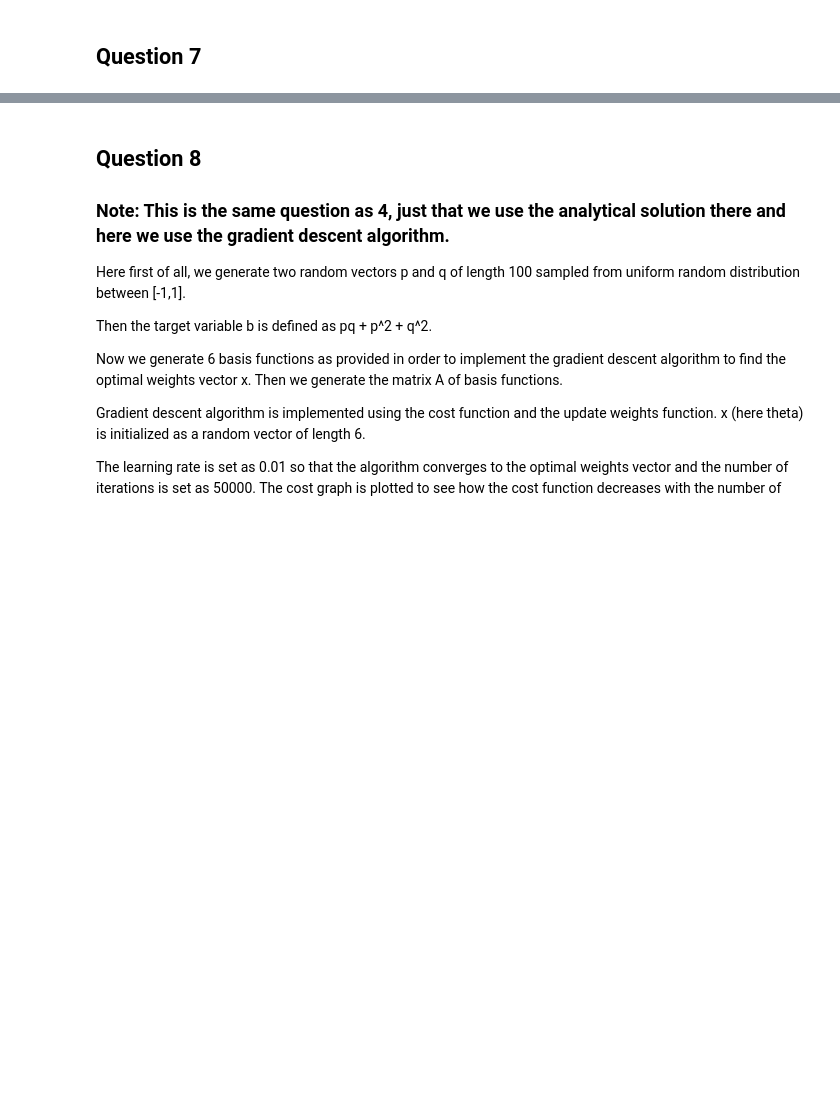
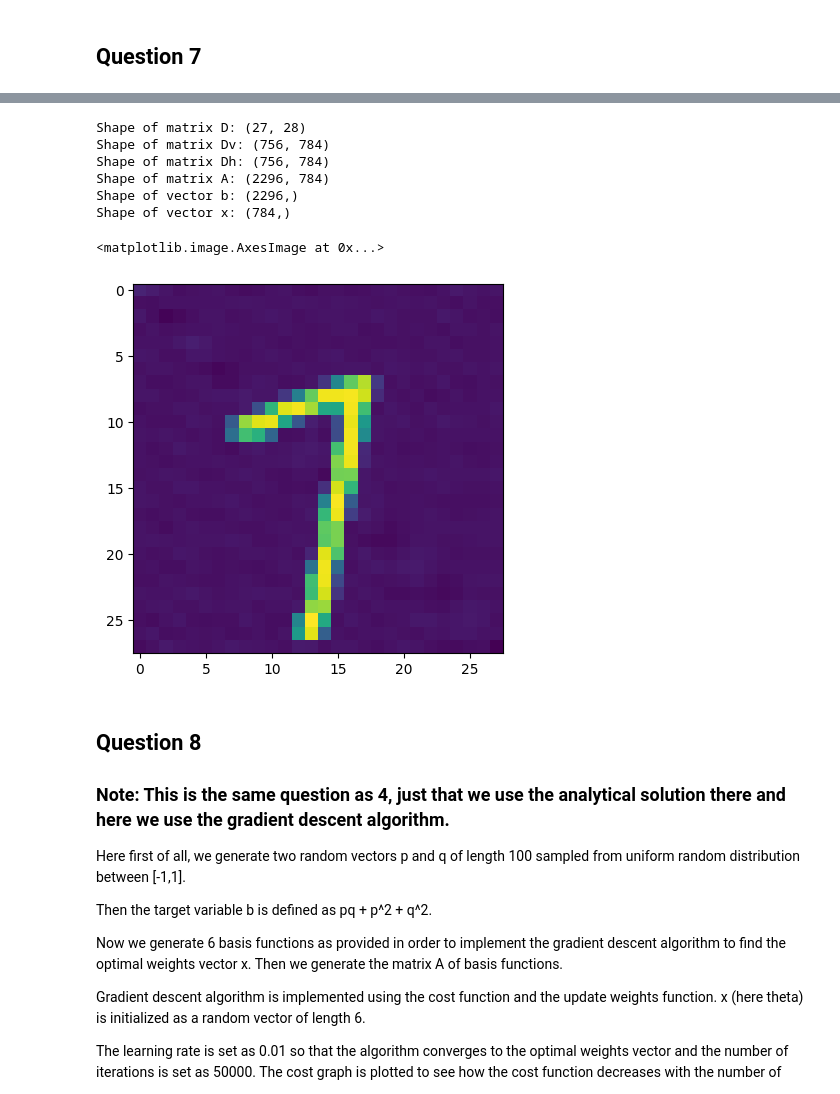
Before and after one commit to Baron105/ML-Assignments, a Jupyter notebook: AI61003/Assignment/final.ipynb, the cells around one changed output, grey strips where cells are left out. Cells and saved outputs as stored; diff of their text form; code cells hidden in the pictures; blank space fills up the shorter version.

```diff
--- a/AI61003/Assignment/final.ipynb
+++ b/AI61003/Assignment/final.ipynb
@@ -665,3 +702,53 @@ Predicted value for the next day: 1093.2953728795715
+# %%
+# deblur the image using the least squares solution
+I27 = np.identity(27)
+MI27 = -I27
+I28 = np.identity(28)
+MI28 = -I28
+
+# stack an additional column of zeros to the right of MI27 and an additional row of zeros to the left of I27 and add them to get the matrix D
+D = np.hstack((np.zeros((27, 1)), I27)) + np.hstack((MI27, np.zeros((27, 1))))
+print("Shape of matrix D:", D.shape)
+
+# matrix Dv using D as the diagonal block element
+Dv = sp.linalg.block_diag(*([D] * 28))
+print("Shape of matrix Dv:", Dv.shape)
+
+# get the stacked matrices I28*27 and MI28*27
+I28_27 = sp.linalg.block_diag(*([I28] * 27))
+# print("Shape of matrix I28_27:", I28_27.shape)
+MI28_27 = sp.linalg.block_diag(*([MI28] * 27))
+
+# stack an additional column of zeros to the right of MI28_27 and an additional row of zeros to the left of I28_27 and add them to get the matrix Dh
+Dh = np.hstack((np.zeros((756, 28)), I28_27)) + np.hstack((MI28_27, np.zeros((756, 28))))
+print("Shape of matrix Dh:", Dh.shape)
+
+# stack matrices toeplitz_kernel, Dv and Dh to get the matrix A
+lambda_ = 0.007
+Dv, Dh = lambda_ * Dv, lambda_ * Dh
+A = np.vstack((toeplitz_kernel, Dv, Dh))
+print("Shape of matrix A:", A.shape)
+
+# similarly stack the blurred image, zeros and zeros to get the vector b
+b = np.hstack((blurred_image.flatten(), np.zeros(756), np.zeros(756)))
+print("Shape of vector b:", b.shape)
+
+# calculate the least squares solution
+x = least_squares(A, b)
+print("Shape of vector x:", x.shape)
+
+# deblur the image using the least squares solution
+deblurred_image = np.reshape(x, (28, 28))
+plt.imshow(deblurred_image)
+# %% [output]
+Shape of matrix D: (27, 28)
+Shape of matrix Dv: (756, 784)
+Shape of matrix Dh: (756, 784)
+Shape of matrix A: (2296, 784)
+Shape of vector b: (2296,)
+Shape of vector x: (784,)
+<matplotlib.image.AxesImage at 0x...>
+[figure, added]
 # %% [markdown]
 ## Question 8
 ### Note: This is the same question as 4, just that we use the analytical solution there and here we use the gradient descent algorithm.
```
Also changed, not shown: parts of 21 cells of this notebook.
